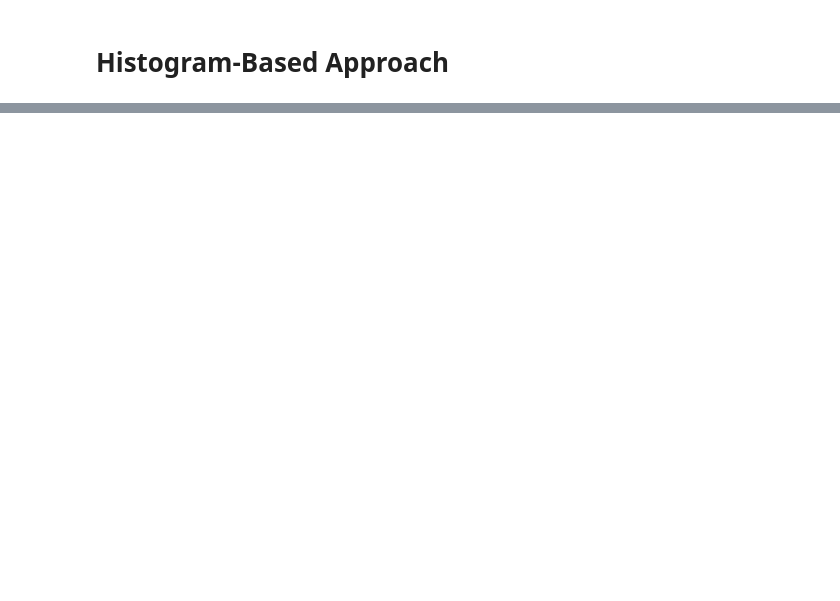
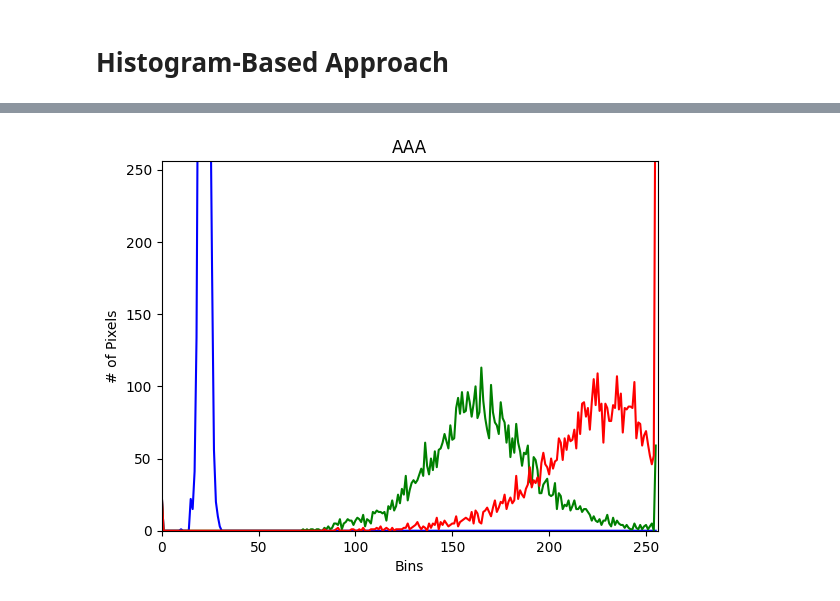
Before and after one commit to angelonazzaro/artworks-reconstruction, a Jupyter notebook: histogram-based-similarity.ipynb, the cells around one changed output, grey strips where cells are left out. Cells and saved outputs as stored; diff of their text form; code cells hidden in the pictures; blank space fills up the shorter version.

```diff
--- a/histogram-based-similarity.ipynb
+++ b/histogram-based-similarity.ipynb
@@ -80,0 +174,21 @@ Similarity Score (Green-Yellow):  0.05
+# %%
+def plot_histogram(image, title, mask=None):
+    # split the image into its respective channels, then initialize
+    # the tuple of channel names along with our figure for plotting
+    chans = cv2.split(image)
+    colors = ("b", "g", "r")
+    plt.figure()
+    plt.title(title)
+    plt.xlabel("Bins")
+    plt.ylabel("# of Pixels")
+    plt.ylim([0, 256])
+    # loop over the image channels
+    for (chan, color) in zip(chans, colors):
+        # create a histogram for the current channel and plot it
+        hist = cv2.calcHist([chan], [0], mask, [256], [0, 256])
+        plt.plot(hist, color=color)
+        plt.xlim([0, 256])
+# %%
+plot_histogram(working_region_image_yellow, "AAA")
+# %% [output]
+[figure, added]
```
Also changed, not shown: parts of 12 cells of this notebook, 3 other files.
